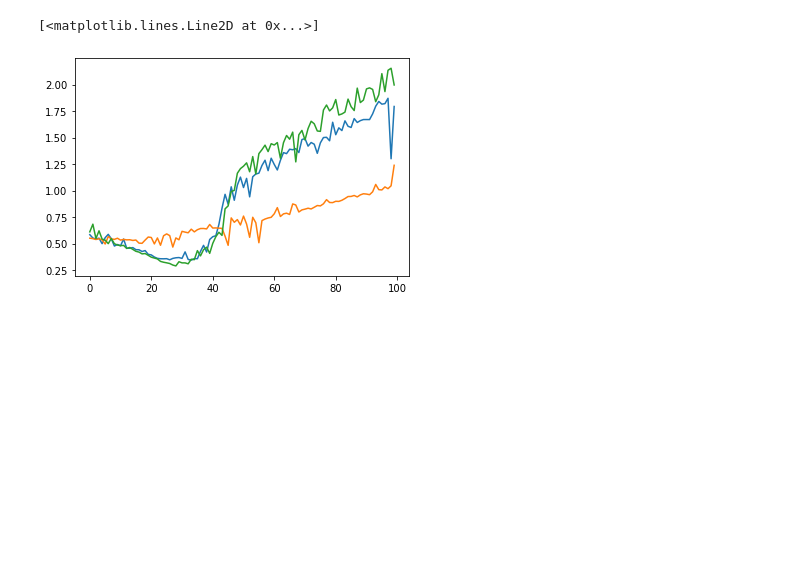
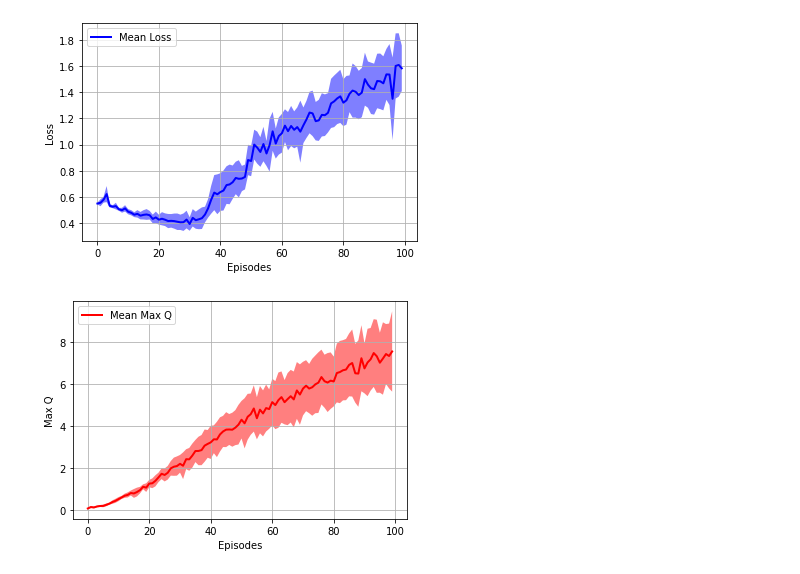
Before and after one commit to DanielNobbe/DQN-Experiments, a Jupyter notebook: scripts/experiments.ipynb, the cells around one changed output. Drawn from its saved outputs; the diff is of its cells as text; code cells hidden in the pictures; blank space fills up the shorter version.

Commit message:
Added plot function to notebook:

```diff
--- a/scripts/experiments.ipynb
+++ b/scripts/experiments.ipynb
@@ -32,6 +33,31 @@ def suppress_stdout(suppress):
             yield
         finally:
             sys.stdout = old_stdout
+# %%
+def plot_with_error(losses, unc=True, filename=None, plot_label="Loss", colour='blue'):
+    losses = np.array(losses)
+
+    means = np.mean(losses, axis=0)
+    errors = np.std(losses, axis=0)
+
+    if unc: # Plot uncertainty instead of std
+        errors = errors / np.sqrt(losses.shape[0])
+
+    x = np.arange(len(means))
+
+    fig, ax = plt.subplots(1)
+    ax.plot(x, means, lw=2, label=f"Mean {plot_label}", color=colour)
+    ax.fill_between(x, means+errors, means-errors, facecolor=colour, alpha=0.5)
+    ax.legend(loc='upper left', fancybox=True)
+    ax.set_xlabel('Episodes')
+    ax.set_ylabel(plot_label)
+    ax.grid()
+
+    if filename is not None:
+        save_path = 'plots/'
+        if not os.path.isdir(save_path):
+            os.mkdir(save_path)
+        plt.savefig(f"{save_path}/{filename}.pdf", format='pdf')
 # %%
 def run_setting(env_name, num_episodes, batch_size, memory_size, discount_factor, learn_rate, seed, num_hidden,
                 min_eps, max_eps, anneal_time, clone_interval, clipping, suppress_printing):
@@ -59,7 +85,7 @@ def run_setting(env_name, num_episodes, batch_size, memory_size, discount_factor
                             learn_rate, clone_interval, min_eps, max_eps, anneal_time, clipping)
 # %%
 durations_list, losses_list, max_Qs_list = [], [], []
-for seed in [1,2,3]:
+for seed in tqdm([1,2,3]):
     durations, losses, max_Qs = run_setting(env_name="CartPole-v1",
                                             num_episodes=100,
                                             batch_size=64,
@@ -77,11 +103,10 @@ for seed in [1,2,3]:
     durations_list.append(durations)
     losses_list.append(losses)
     max_Qs_list.append(max_Qs)
-# %%
-# example plot
-plt.plot(losses_list[0])
-plt.plot(losses_list[1])
-plt.plot(losses_list[2])
-# %% [output]
-[<matplotlib.lines.Line2D at 0x...>]
-[figure, removed]
+# %%
+# example plot
+plot_with_error(losses_list, unc=True, filename='test', plot_label="Loss")
+plot_with_error(max_Qs_list, unc=True, filename='test_Q', plot_label="Max Q", colour='red')
+# %% [output]
+[figure, added]
+[figure, added]
```
Also changed, not shown: parts of 1 cell of this notebook.
